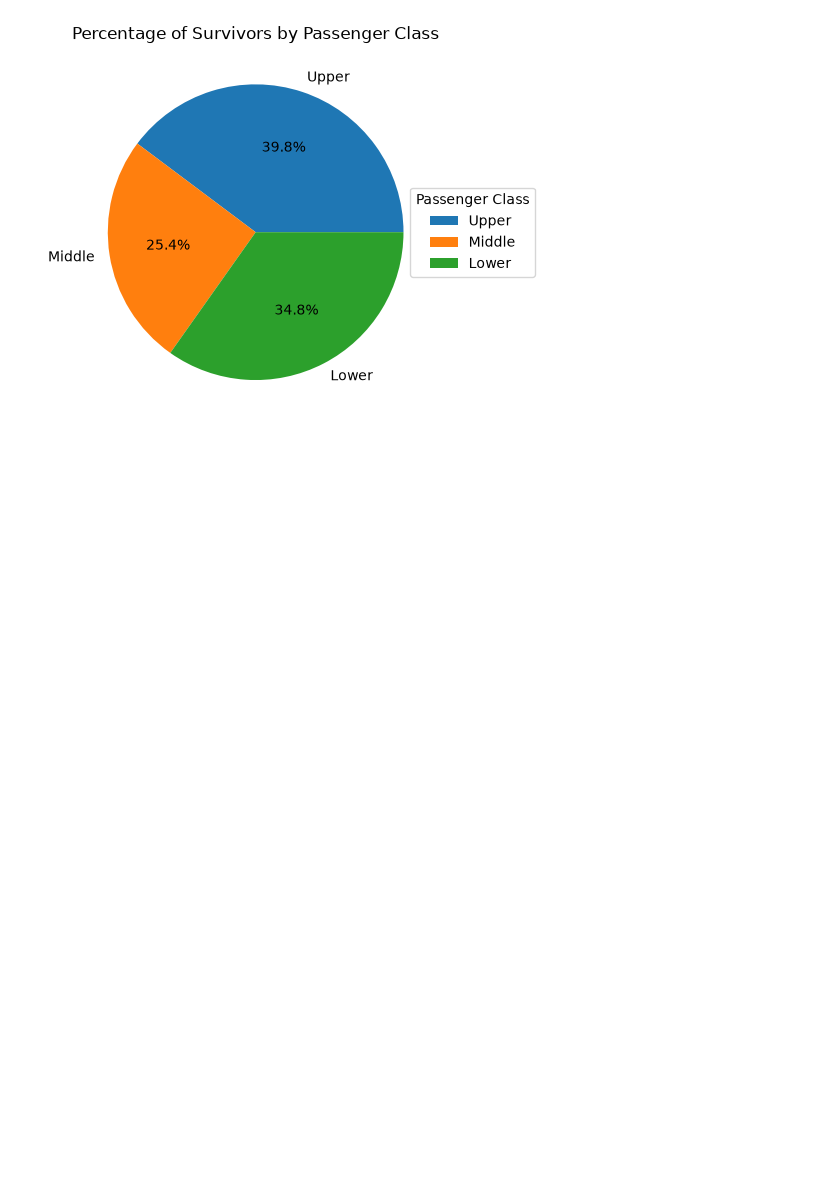
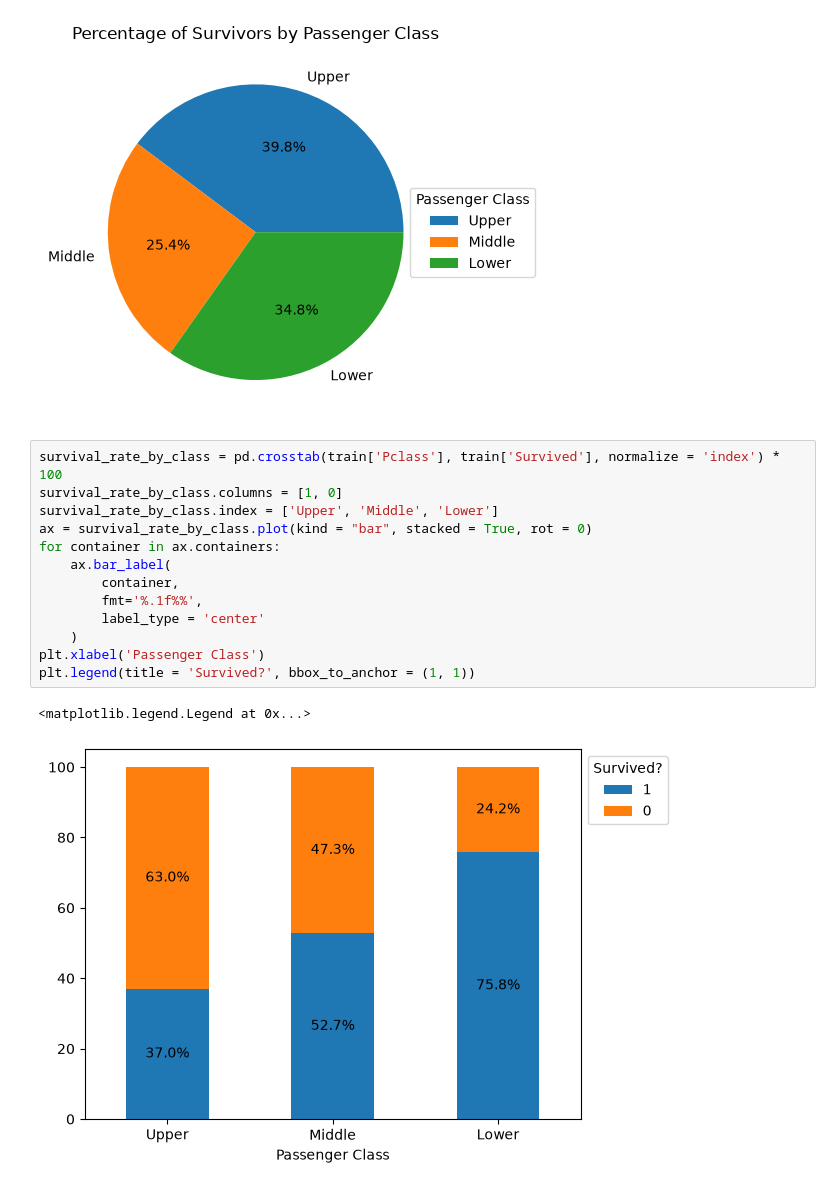
Before and after one commit to AIVIETNAM-AIO-Giahuy11/titanic-classification, a Jupyter notebook: notebook.ipynb, the cells around one changed output. Drawn from its saved outputs; the diff is of its cells as text; blank space fills up the shorter version.

```diff
--- a/notebook.ipynb
+++ b/notebook.ipynb
@@ -71,3 +74,19 @@ plt.title('Percentage of Survivors by Passenger Class')
 # %% [output]
 Text(0.5, 1.0, 'Percentage of Survivors by Passenger Class')
 [figure]
+# %%
+survival_rate_by_class = pd.crosstab(train['Pclass'], train['Survived'], normalize = 'index') * 100
+survival_rate_by_class.columns = [1, 0]
+survival_rate_by_class.index = ['Upper', 'Middle', 'Lower']
+ax = survival_rate_by_class.plot(kind = "bar", stacked = True, rot = 0)
+for container in ax.containers:
+    ax.bar_label(
+        container,
+        fmt='%.1f%%',
+        label_type = 'center'
+    )
+plt.xlabel('Passenger Class')
+plt.legend(title = 'Survived?', bbox_to_anchor = (1, 1))
+# %% [output]
+<matplotlib.legend.Legend at 0x...>
+[figure, added]
```
Also changed, not shown: parts of 3 cells of this notebook.
